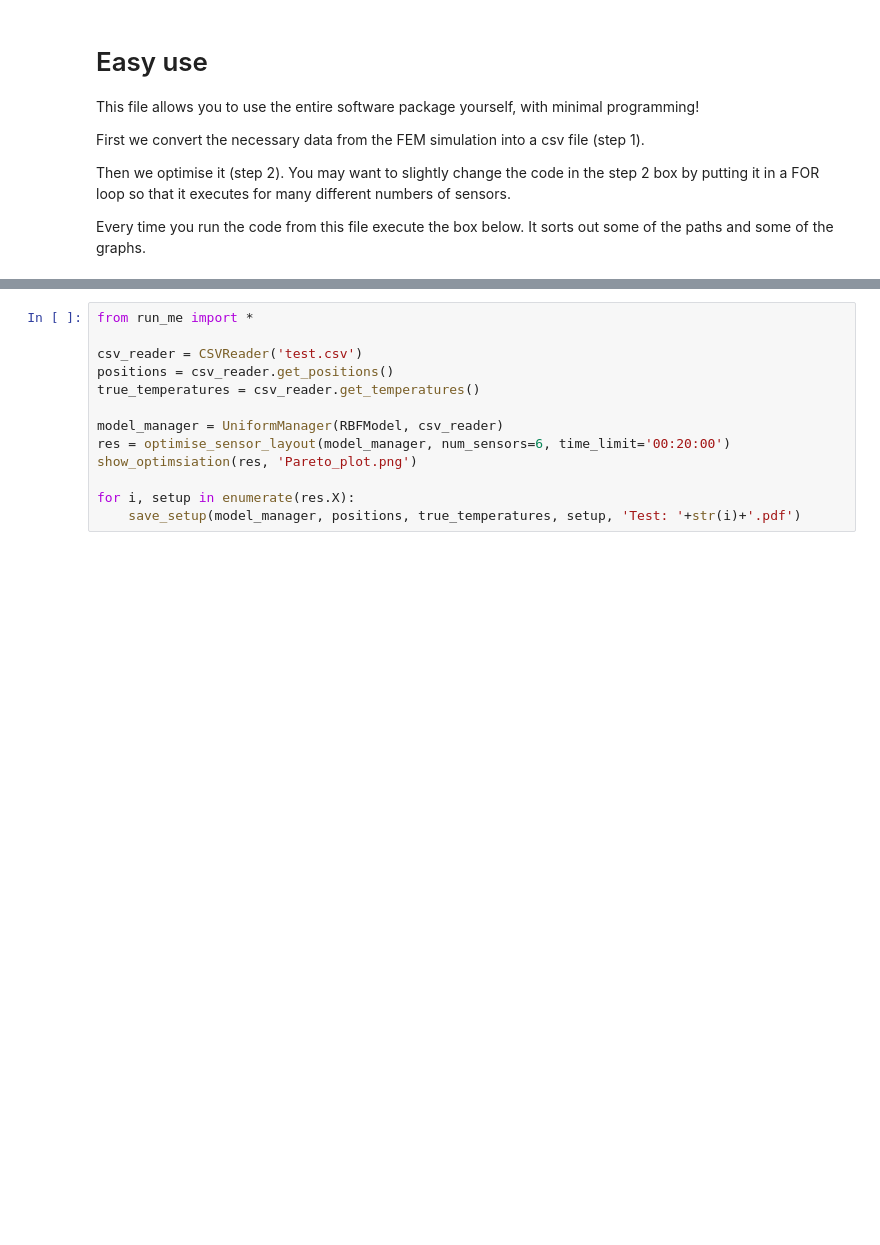
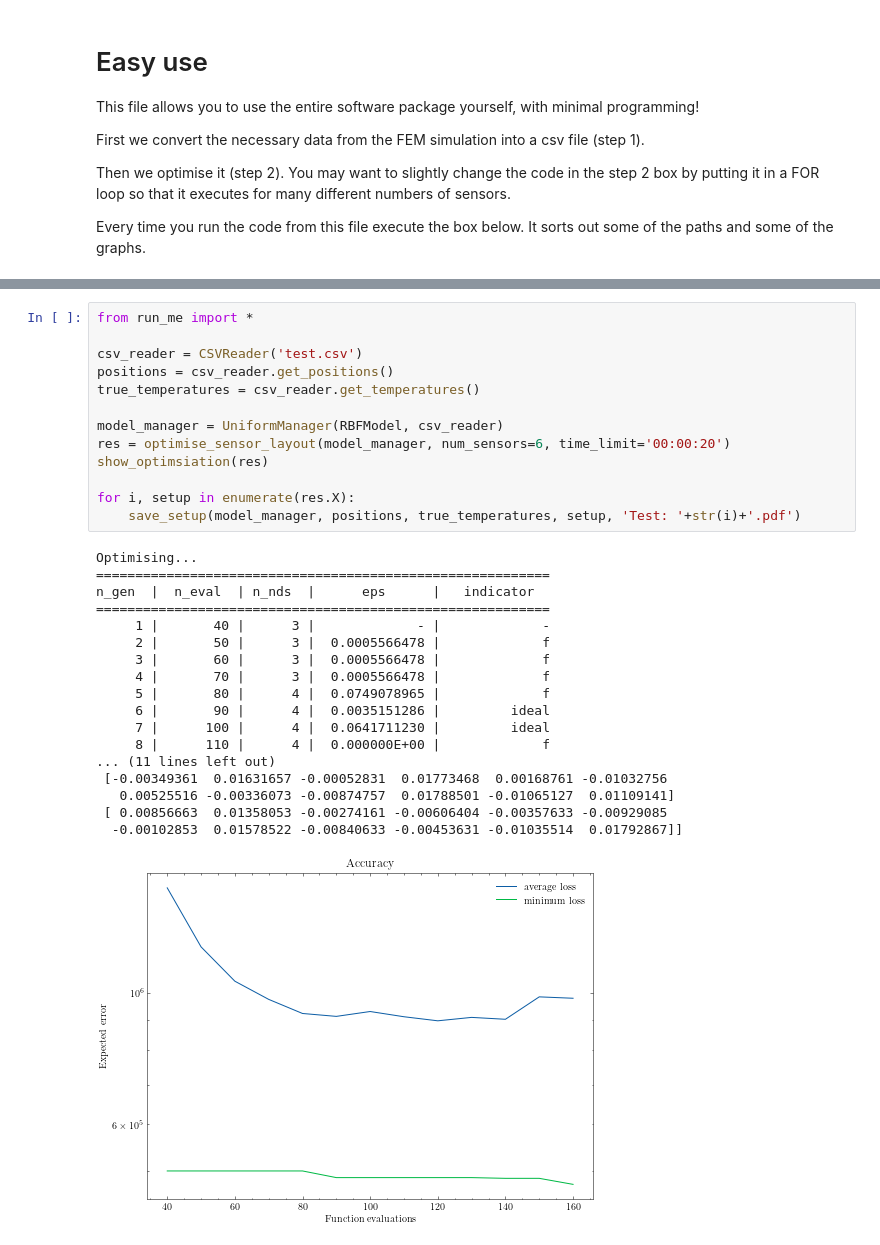
Before and after one commit to aurora-multiphysics/cyclops, a Jupyter notebook: manual/easy_use.ipynb, the cells around one changed output, grey strips where cells are left out. Drawn from its saved outputs; the diff is of its cells as text; blank space fills up the shorter version.

```diff
--- a/manual/easy_use.ipynb
+++ b/manual/easy_use.ipynb
@@ -55,13 +80,32 @@ Unfortunately Jupyter will then show all of the pdfs below (which will be hundre
 # %%
 from run_me import *
 
 csv_reader = CSVReader('test.csv')
 positions = csv_reader.get_positions()
 true_temperatures = csv_reader.get_temperatures()
 
 model_manager = UniformManager(RBFModel, csv_reader)
-res = optimise_sensor_layout(model_manager, num_sensors=6, time_limit='00:20:00')
-show_optimsiation(res, 'Pareto_plot.png')
+res = optimise_sensor_layout(model_manager, num_sensors=6, time_limit='00:00:20')
+show_optimsiation(res)
 
 for i, setup in enumerate(res.X):
     save_setup(model_manager, positions, true_temperatures, setup, 'Test: '+str(i)+'.pdf')
+# %% [output]
+Optimising...
+==========================================================
+n_gen  |  n_eval  | n_nds  |      eps      |   indicator
+==========================================================
+     1 |       40 |      3 |             - |             -
+     2 |       50 |      3 |  0.0005566478 |             f
+     3 |       60 |      3 |  0.0005566478 |             f
+     4 |       70 |      3 |  0.0005566478 |             f
+     5 |       80 |      4 |  0.0749078965 |             f
+     6 |       90 |      4 |  0.0035151286 |         ideal
+     7 |      100 |      4 |  0.0641711230 |         ideal
+     8 |      110 |      4 |  0.000000E+00 |             f
+... (11 lines left out)
+ [-0.00349361  0.01631657 -0.00052831  0.01773468  0.00168761 -0.01032756
+   0.00525516 -0.00336073 -0.00874757  0.01788501 -0.01065127  0.01109141]
+ [ 0.00856663  0.01358053 -0.00274161 -0.00606404 -0.00357633 -0.00929085
+  -0.00102853  0.01578522 -0.00840633 -0.00453631 -0.01035514  0.01792867]]
+[figure, added]
```
Also changed, not shown: parts of 6 cells of this notebook, 5 other files.
